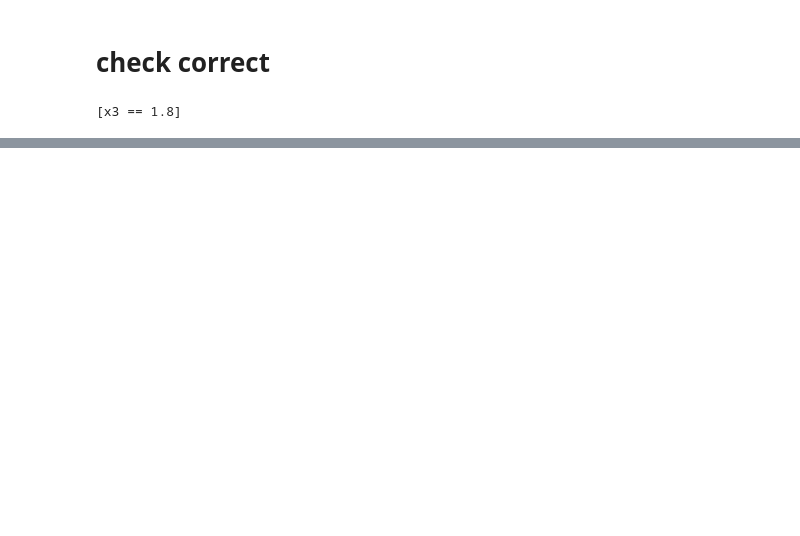
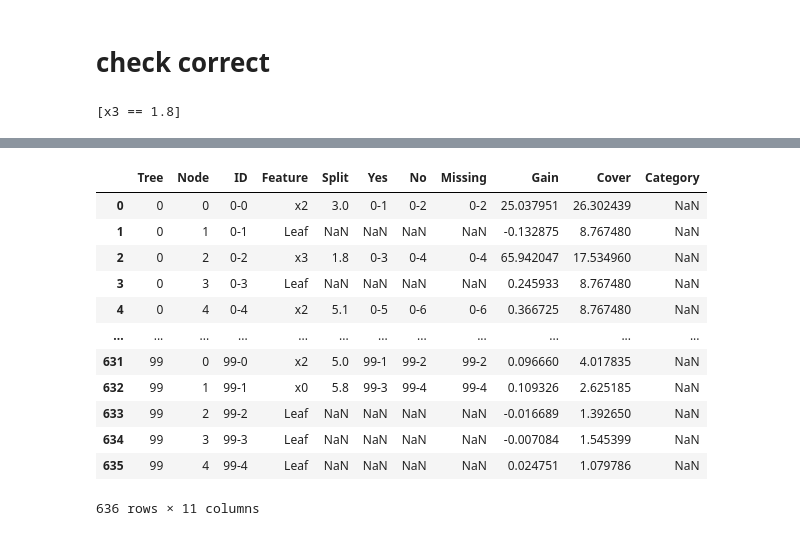
Before and after one commit to dabzr/LogicExplainML, a Jupyter notebook: testing/notebooks/expanding delta/xgb_range_per_feature.ipynb, the cells around one changed output, grey strips where cells are left out. Drawn from its saved outputs; the diff is of its cells as text; code cells hidden in the pictures; blank space fills up the shorter version.

```diff
--- a/testing/notebooks/expanding delta/xgb_range_per_feature.ipynb
+++ b/testing/notebooks/expanding delta/xgb_range_per_feature.ipynb
@@ -663,0 +717,17 @@ fazer_predicoes(xgbc, X, lista_results)
+# %%
+tree_df = xgbc.get_booster().trees_to_dataframe()
+tree_df
+# %% [output]
+|  | Tree | Node | ID | Feature | Split | Yes | No | Missing | Gain | Cover | Category |
+| 0 | 0 | 0 | 0-0 | x2 | 3.0 | 0-1 | 0-2 | 0-2 | 25.037951 | 26.302439 | NaN |
+| 1 | 0 | 1 | 0-1 | Leaf | NaN | NaN | NaN | NaN | -0.132875 | 8.767480 | NaN |
+| 2 | 0 | 2 | 0-2 | x3 | 1.8 | 0-3 | 0-4 | 0-4 | 65.942047 | 17.534960 | NaN |
+| 3 | 0 | 3 | 0-3 | Leaf | NaN | NaN | NaN | NaN | 0.245933 | 8.767480 | NaN |
+| 4 | 0 | 4 | 0-4 | x2 | 5.1 | 0-5 | 0-6 | 0-6 | 0.366725 | 8.767480 | NaN |
+| ... | ... | ... | ... | ... | ... | ... | ... | ... | ... | ... | ... |
+| 631 | 99 | 0 | 99-0 | x2 | 5.0 | 99-1 | 99-2 | 99-2 | 0.096660 | 4.017835 | NaN |
+| 632 | 99 | 1 | 99-1 | x0 | 5.8 | 99-3 | 99-4 | 99-4 | 0.109326 | 2.625185 | NaN |
+| 633 | 99 | 2 | 99-2 | Leaf | NaN | NaN | NaN | NaN | -0.016689 | 1.392650 | NaN |
+| 634 | 99 | 3 | 99-3 | Leaf | NaN | NaN | NaN | NaN | -0.007084 | 1.545399 | NaN |
+| 635 | 99 | 4 | 99-4 | Leaf | NaN | NaN | NaN | NaN | 0.024751 | 1.079786 | NaN |
+636 rows × 11 columns
```
Also changed, not shown: parts of 14 cells of this notebook, 1 other file.
